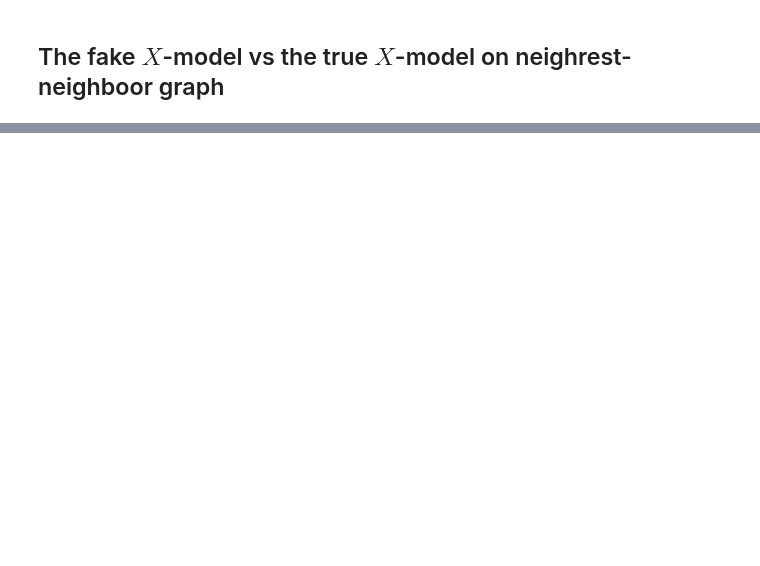
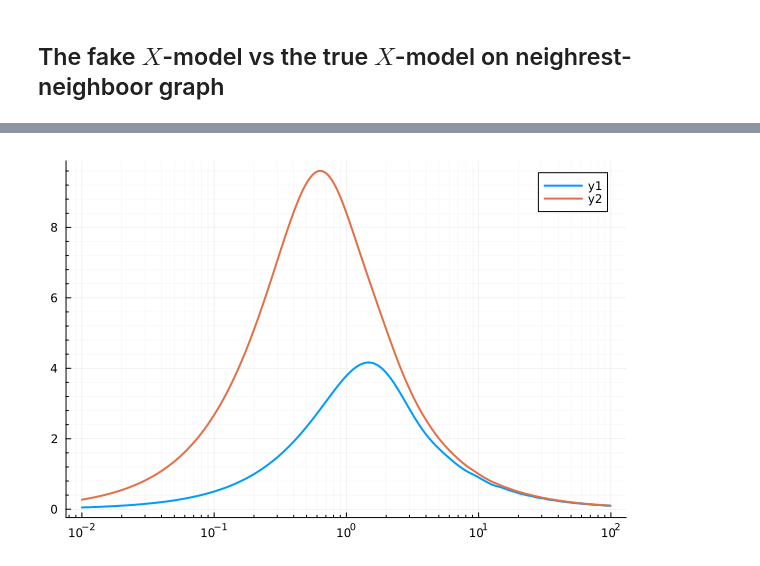
Before and after one commit to Dario-Rosa85/ChargingPower, a Jupyter notebook: notebook/charging_power.ipynb, the cells around one changed output, grey strips where cells are left out. Cells and saved outputs as stored; diff of their text form; code cells hidden in the pictures; blank space fills up the shorter version.

```diff
--- a/notebook/charging_power.ipynb
+++ b/notebook/charging_power.ipynb
@@ -286,0 +246,38 @@ savefig(graph, "/home/dario/Documents/ChargingPower/plots_power/Z-model_complete
+# %%
+n_samples = 100
+true_energy_single_size_list = Array{Float64}[]
+fake_energy_single_size_list = Array{Float64}[]
+for i in 1:n_samples
+    charging_hamiltonian = SYK_hamiltonian(majorana_matrices, graph)
+    ground_state = true_ground_state_rough[2][1]
+    energy_list = Float64[]
+    for index in eachindex(points)
+        if index == 1
+            ground_state = expv(- im * points[index], charging_hamiltonian, ground_state)
+        else
+            ground_state = expv(- im * (points[index] - points[index-1]), charging_hamiltonian, ground_state)
+        end
+        push!(energy_list, (real(ground_state' * true_battery_hamiltonian * ground_state)))
+    end
+    push!(true_energy_single_size_list, energy_list)
+end
+true_average_energy_list = (samples_done .* true_average_energy_list + n_samples * mean(true_energy_single_size_list)) / (samples_done + n_samples)
+
+for i in 1:n_samples
+    charging_hamiltonian = SYK_hamiltonian(majorana_matrices, graph)
+    ground_state = fake_ground_state_rough[2][1]
+    energy_list = Float64[]
+    for index in eachindex(points)
+        if index == 1
+            ground_state = expv(- im * points[index], charging_hamiltonian, ground_state)
+        else
+            ground_state = expv(- im * (points[index] - points[index-1]), charging_hamiltonian, ground_state)
+        end
+        push!(energy_list, (real(ground_state' * fake_battery_hamiltonian * ground_state)))
+    end
+    push!(fake_energy_single_size_list, energy_list)
+end
+fake_average_energy_list = (samples_done .* fake_average_energy_list + n_samples * mean(fake_energy_single_size_list)) / (samples_done + n_samples)
+
+samples_done += n_samples
+samples_done
@@ -286,0 +286,3 @@ savefig(graph, "/home/dario/Documents/ChargingPower/plots_power/Z-model_complete
+# %%
+true_average_power_list = [((true_average_energy_list[index] - true_e_0))/(points[index]) for index in 1:length(points)]
+fake_average_power_list = [((fake_average_energy_list[index] - fake_e_0))/(points[index]) for index in 1:length(points)]
@@ -286,0 +307,4 @@ savefig(graph, "/home/dario/Documents/ChargingPower/plots_power/Z-model_complete
+# %%
+plot(points[1:999], [true_average_power_list, fake_average_power_list], xaxis=:log, linewidth=2, minorgrid=true)
+# %% [output]
+[figure, added]
```
Also changed, not shown: parts of 26 cells of this notebook, 2 other files.
